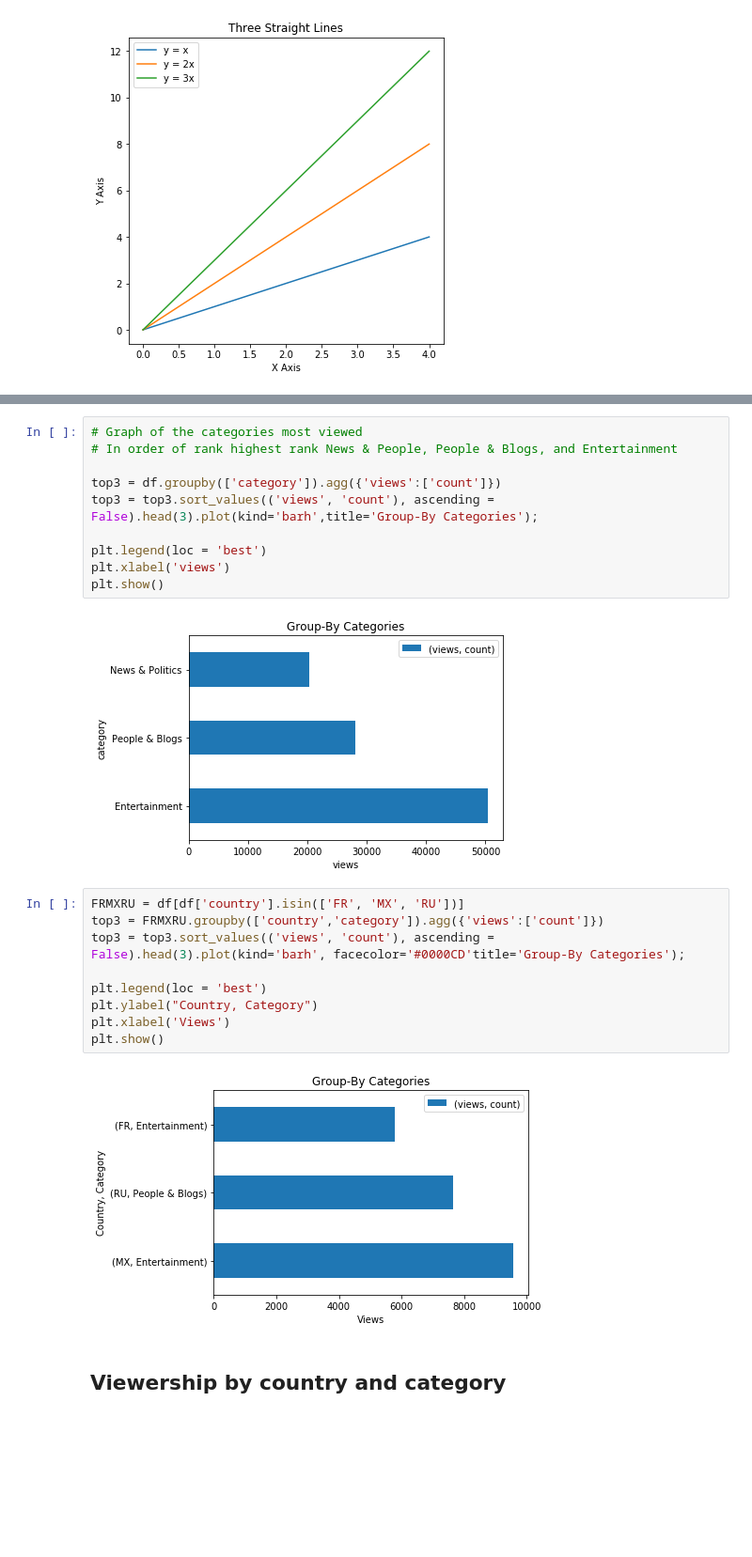
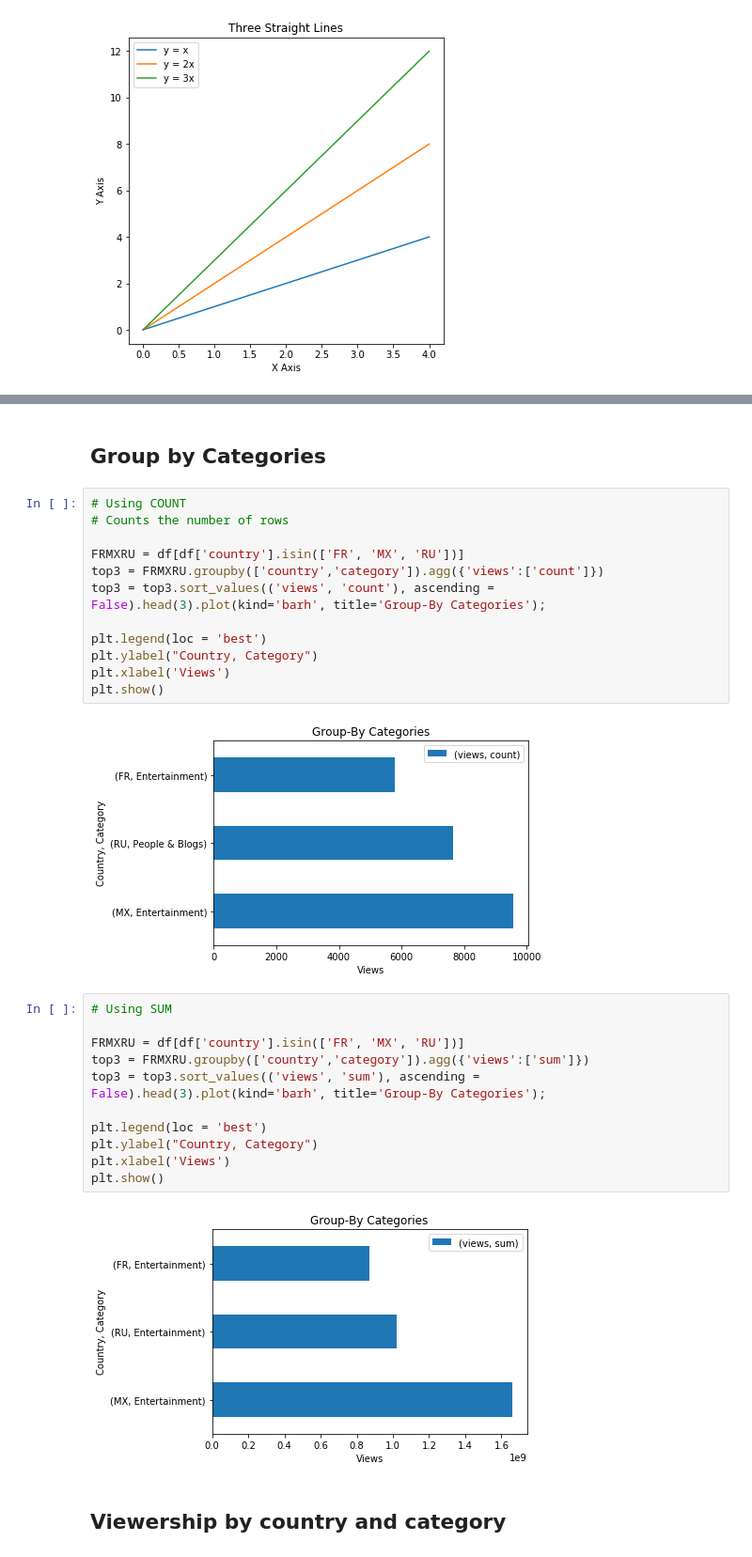
Before and after one commit to perezrm/YouTube_rmp, a Jupyter notebook: YouTube-data-copy.ipynb, the cells around one changed output, grey strips where cells are left out. Shown: that part at 94% size. Saved outputs shown, nothing was run; the diff lists cells and outputs as text; blank space fills up the shorter version.

```diff
--- a/YouTube-data-copy.ipynb
+++ b/YouTube-data-copy.ipynb
@@ -231,26 +271,32 @@ plt.xlabel('views');
+# %% [markdown]
+## Group by Categories
 # %%
-# Graph of the categories most viewed
-# In order of rank highest rank News & People, People & Blogs, and Entertainment
+# Using COUNT
+# Counts the number of rows
 
-top3 = df.groupby(['category']).agg({'views':['count']})
-top3 = top3.sort_values(('views', 'count'), ascending = False).head(3).plot(kind='barh',title='Group-By Categories');
+FRMXRU = df[df['country'].isin(['FR', 'MX', 'RU'])]
+top3 = FRMXRU.groupby(['country','category']).agg({'views':['count']})
+top3 = top3.sort_values(('views', 'count'), ascending = False).head(3).plot(kind='barh', title='Group-By Categories');
 
 plt.legend(loc = 'best')
-plt.xlabel('views')
+plt.ylabel("Country, Category")
+plt.xlabel('Views')
 plt.show()
 # %% [output]
-[figure, old version]
+[figure, new version]
 # %%
+# Using SUM
+
 FRMXRU = df[df['country'].isin(['FR', 'MX', 'RU'])]
-top3 = FRMXRU.groupby(['country','category']).agg({'views':['count']})
-top3 = top3.sort_values(('views', 'count'), ascending = False).head(3).plot(kind='barh', facecolor='#0000CD'title='Group-By Categories');
+top3 = FRMXRU.groupby(['country','category']).agg({'views':['sum']})
+top3 = top3.sort_values(('views', 'sum'), ascending = False).head(3).plot(kind='barh', title='Group-By Categories');
 
 plt.legend(loc = 'best')
 plt.ylabel("Country, Category")
 plt.xlabel('Views')
 plt.show()
 # %% [output]
-[figure, old version]
+[figure, new version]
 # %% [markdown]
 ## Viewership by country and category
 # %%
```
Also changed, not shown: parts of 17 cells of this notebook.
